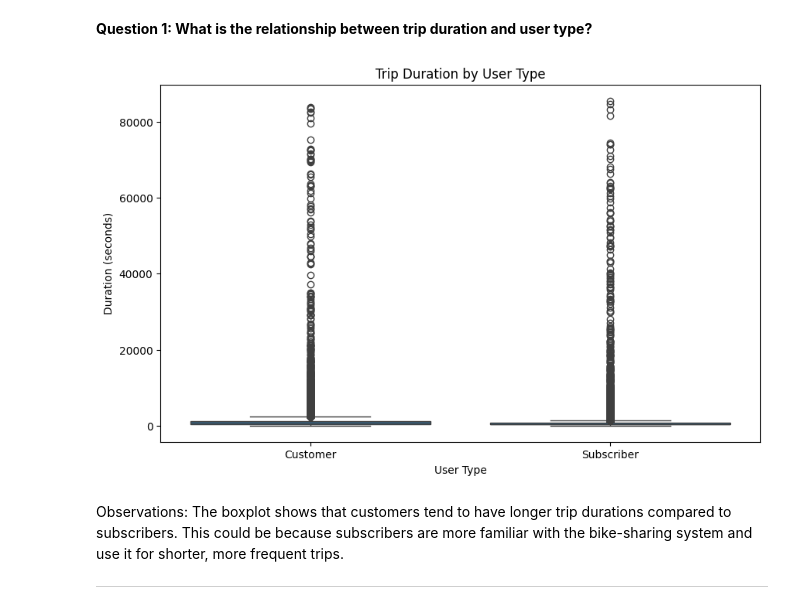
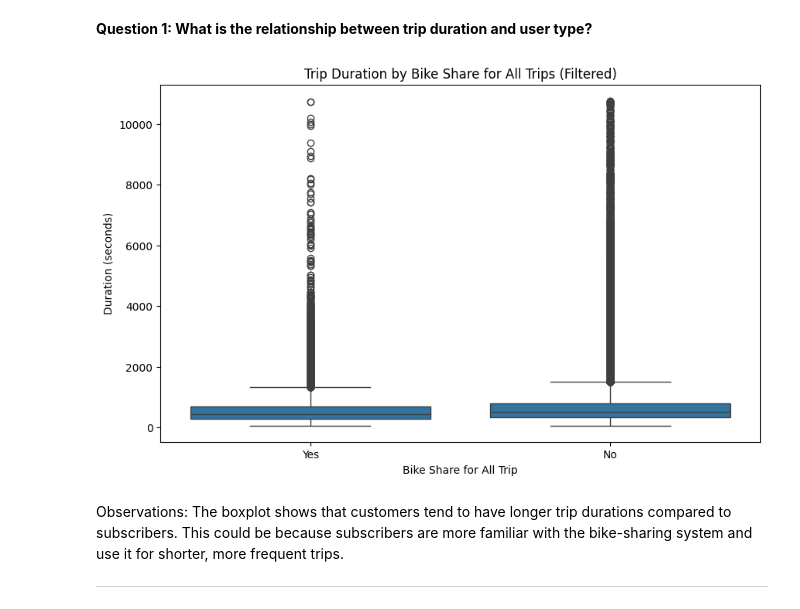
Before and after one commit to JonathanPrentice/Udacity-Data-Analyst-Nanodegree, a Jupyter notebook: Project 3 - Communicate Data Findings/notebooks/Part_I_Exploration.ipynb, the cells around one changed output. Cells and saved outputs as stored; diff of their text form; code cells hidden in the pictures.

```diff
--- a/Project 3 - Communicate Data Findings/notebooks/Part_I_Exploration.ipynb
+++ b/Project 3 - Communicate Data Findings/notebooks/Part_I_Exploration.ipynb
@@ -221,15 +221,18 @@ To tidy the data, the following operations were performed:
 # %% [markdown]
 **Question 1: What is the relationship between trip duration and user type?**
 # %%
-# Plot the relationship between trip duration and user type
+# Remove trips with duration greater than 3 hours (10,800 seconds)
+df = df[df['duration_sec'] <= 10800]
+
+# Plot the boxplot for trip duration by bike share for all trips
 plt.figure(figsize=(10, 6))
-sns.boxplot(data=df, x='user_type', y='duration_sec')
-plt.title('Trip Duration by User Type')
-plt.xlabel('User Type')
+sns.boxplot(data=df, x='bike_share_for_all_trip', y='duration_sec')
+plt.title('Trip Duration by Bike Share for All Trips (Filtered)')
+plt.xlabel('Bike Share for All Trip')
 plt.ylabel('Duration (seconds)')
 plt.show()
 # %% [output]
-[figure, old version]
+[figure, new version]
 # %% [markdown]
 Observations: The boxplot shows that customers tend to have longer trip durations compared to subscribers. This could be because subscribers are more familiar with the bike-sharing system and use it for shorter, more frequent trips.
 
```
Also changed, not shown: parts of 5 cells of this notebook.
